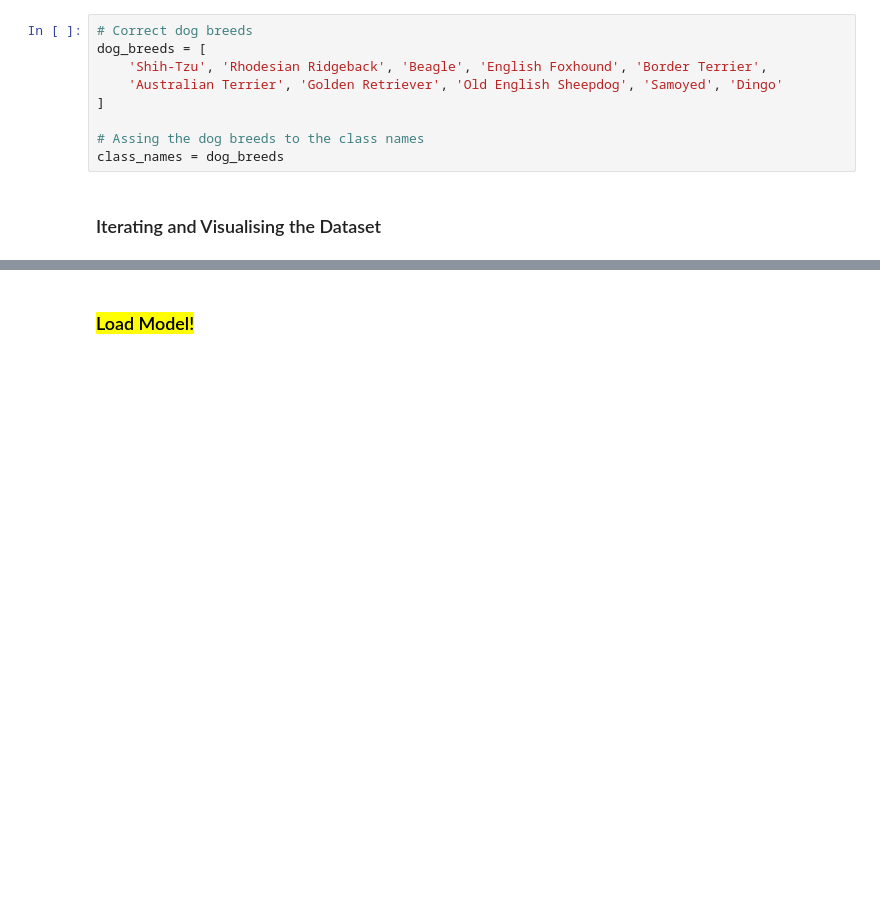
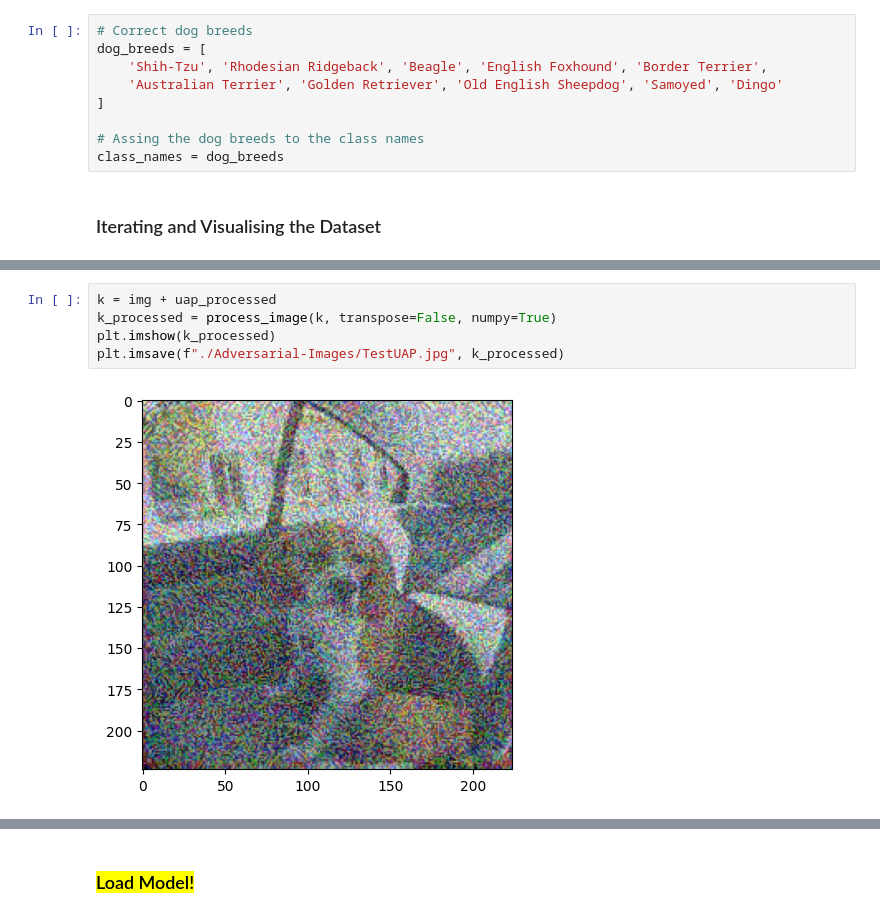
Before and after one commit to ipleiria-ciic/sp-ia, a Jupyter notebook: NB07-0224/NB07-0224-3.0.0-SGABased-Dataset.ipynb, the cells around one changed output, grey strips where cells are left out. Saved outputs shown, nothing was run; the diff lists cells and outputs as text; blank space fills up the shorter version.

```diff
--- a/NB07-0224/NB07-0224-3.0.0-SGABased-Dataset.ipynb
+++ b/NB07-0224/NB07-0224-3.0.0-SGABased-Dataset.ipynb
@@ -215,0 +206,7 @@ imgs_np[0].min()
+# %%
+k = img + uap_processed
+k_processed = process_image(k, transpose=False, numpy=True)
+plt.imshow(k_processed)
+plt.imsave(f"./Adversarial-Images/TestUAP.jpg", k_processed)
+# %% [output]
+[figure, added]
```
Also changed, not shown: parts of 76 cells of this notebook, 19 other files.
